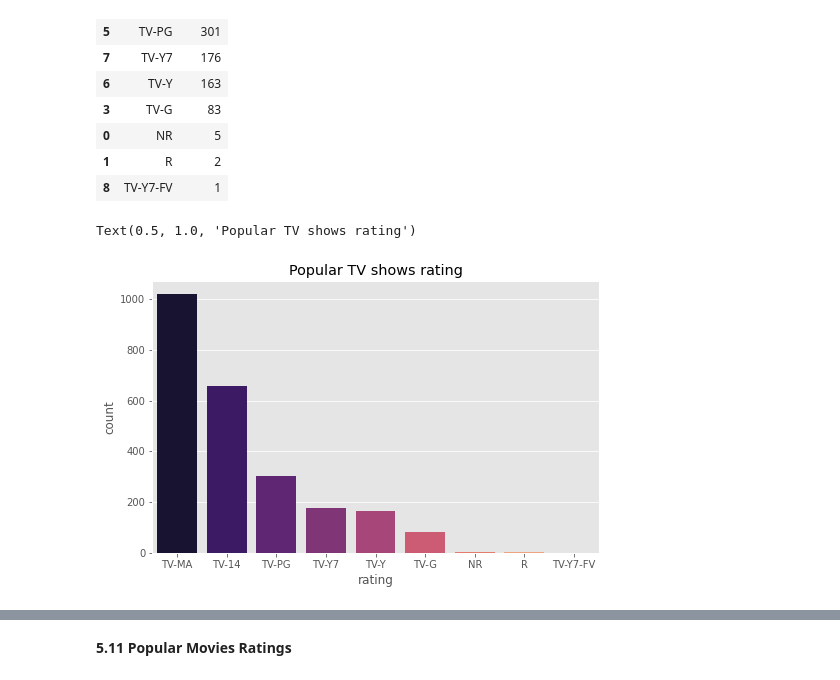
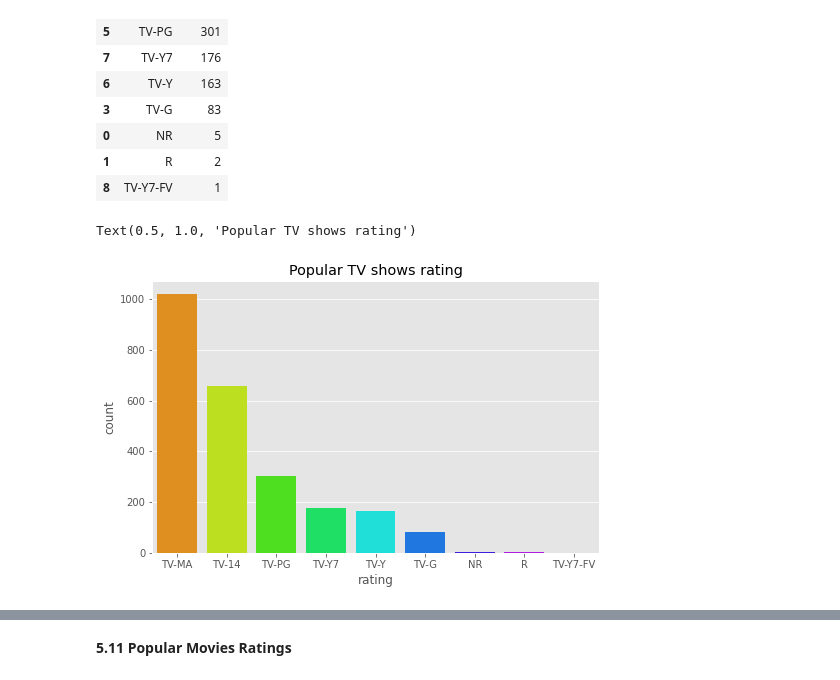
Before and after one commit to pankaj-beldar/Capstone_Project_04_Netflix_Movies_and_TV_Shows_Clustering, a Jupyter notebook: Capstone_Project_04_Netflix_Movies_and_TV_Shows_Clustering.ipynb, the cells around one changed output, grey strips where cells are left out. Drawn from its saved outputs; the diff is of its cells as text; code cells hidden in the pictures.

```diff
--- a/Capstone_Project_04_Netflix_Movies_and_TV_Shows_Clustering.ipynb
+++ b/Capstone_Project_04_Netflix_Movies_and_TV_Shows_Clustering.ipynb
@@ -581,11 +581,11 @@ tv_ratings
 | 8 | TV-Y7-FV | 1 |
 # %%
 plt.figure(figsize=(8,5))
-sns.barplot(data=tv_ratings, x='rating', y='count', palette='magma')
+sns.barplot(data=tv_ratings, x='rating', y='count', palette='hsv')
 plt.title('Popular TV shows rating')
 # %% [output]
 Text(0.5, 1.0, 'Popular TV shows rating')
-[figure, old version]
+[figure, new version]
 # %%
 tv_shows[tv_shows['rating']=='TV-MA'][:5]
 # %% [output]
```
Also changed, not shown: parts of 4 cells of this notebook.
